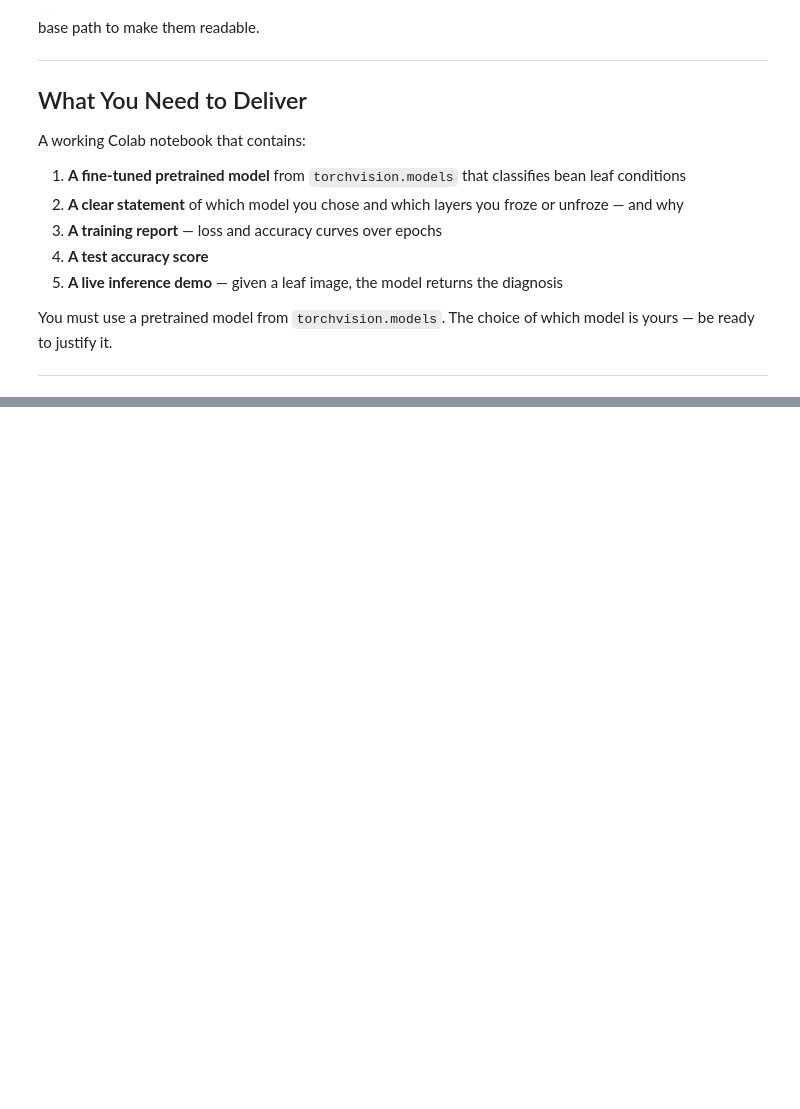
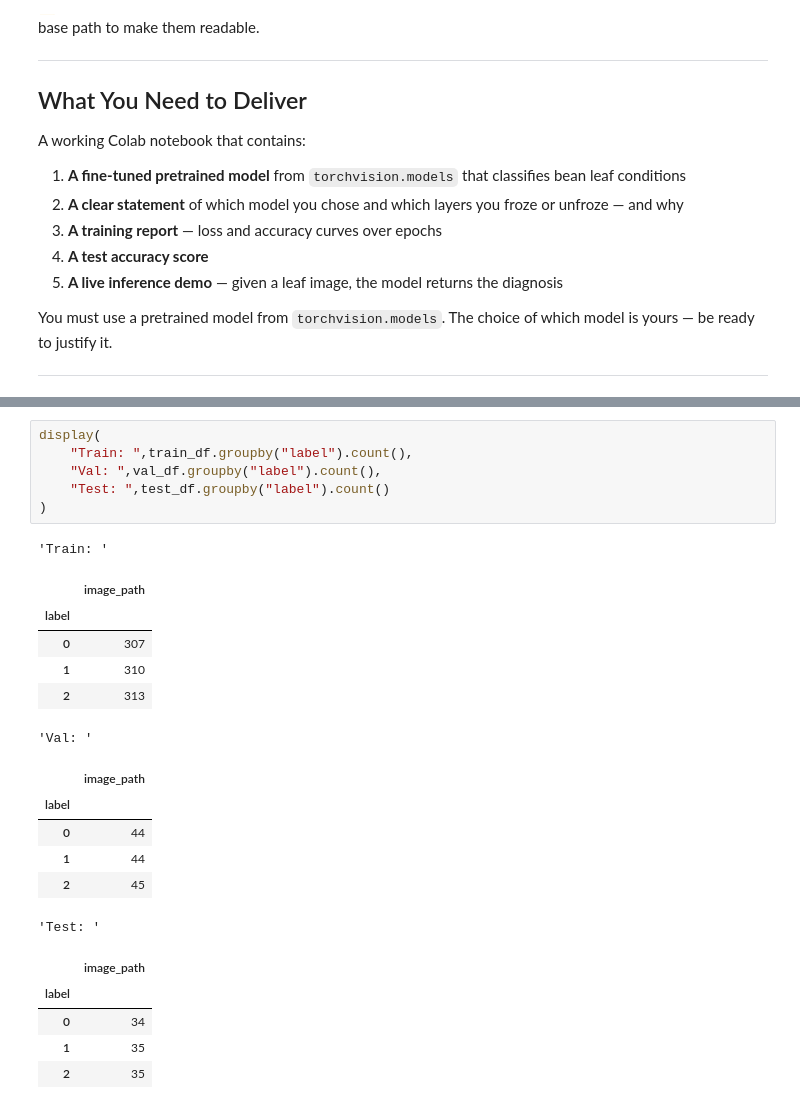
Before and after one commit to Ibraheem-Al-hafith/classification_hub, a Jupyter notebook: Ex_3_Image_Classification_Pretrained.ipynb, the cells around one changed output, grey strips where cells are left out. Saved outputs shown, nothing was run; the diff lists cells and outputs as text; blank space fills up the shorter version.

```diff
--- a/Ex_3_Image_Classification_Pretrained.ipynb
+++ b/Ex_3_Image_Classification_Pretrained.ipynb
@@ -51,0 +124,25 @@ The choice of which model is yours — be ready to justify it.
+# %%
+display(
+    "Train: ",train_df.groupby("label").count(),
+    "Val: ",val_df.groupby("label").count(),
+    "Test: ",test_df.groupby("label").count()
+)
+# %% [output]
+'Train: '
+|  | image_path |
+| label |  |
+| 0 | 307 |
+| 1 | 310 |
+| 2 | 313 |
+'Val: '
+|  | image_path |
+| label |  |
+| 0 | 44 |
+| 1 | 44 |
+| 2 | 45 |
+'Test: '
+|  | image_path |
+| label |  |
+| 0 | 34 |
+| 1 | 35 |
+| 2 | 35 |
```
Also changed, not shown: parts of 17 cells of this notebook, 1 other file.
